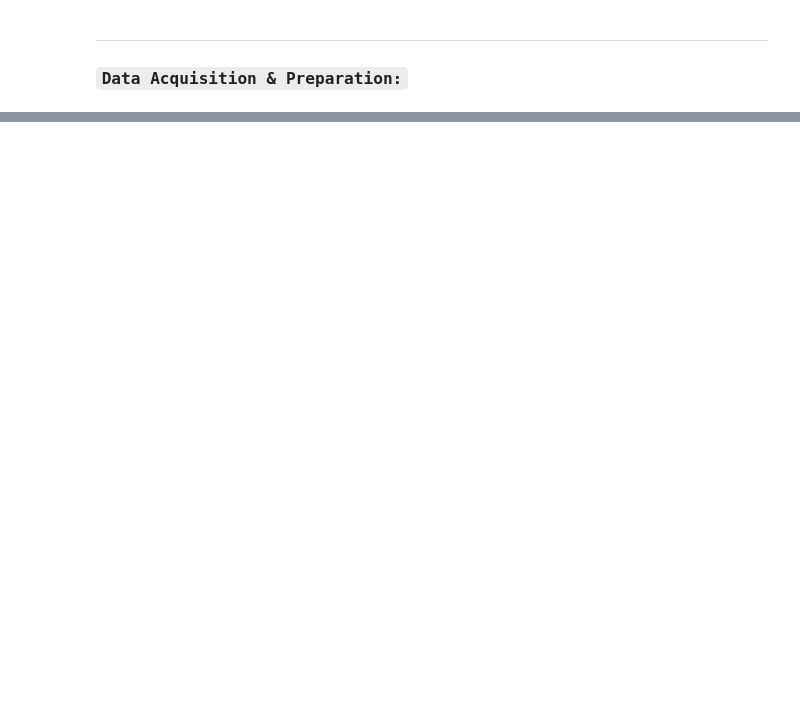
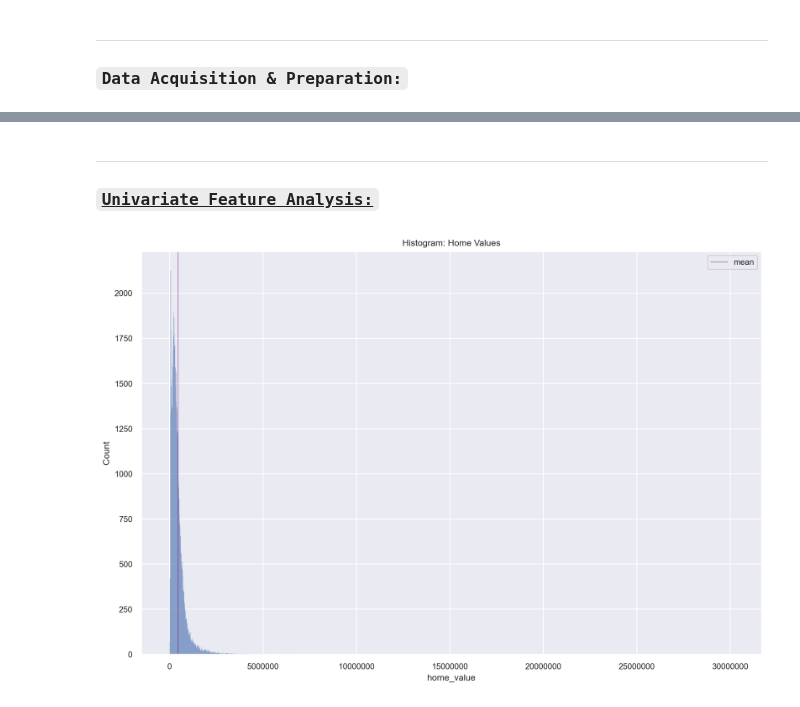
Before and after one commit to mijailmariano/regression-exercises, a Jupyter notebook: regression_scrapbook.ipynb, the cells around one changed output, grey strips where cells are left out. Saved outputs shown, nothing was run; the diff lists cells and outputs as text; code cells hidden in the pictures; blank space fills up the shorter version.

```diff
--- a/regression_scrapbook.ipynb
+++ b/regression_scrapbook.ipynb
@@ -202,0 +357,18 @@ zillow_df.head()
+# %%
+# let's rename columns for clarity
+
+df = df.rename(columns = {
+'taxvaluedollarcnt': "home_value",
+'bathroomcnt': "bathroom_count",
+'bedroomcnt': "bedroom_count",
+'calculatedfinishedsquarefeet': "living_sq_feet",
+'fips': "fips_code",
+'lotsizesquarefeet': "property_sq_feet",
+'parcelid': "property_id",
+'regionidcity': "city_id",
+'regionidcounty': "county_id",
+'regionidzip': "zip_code",
+'transactiondate': "purchase_date",
+'yearbuilt': "year_built",
+})
+df.columns.to_list() # checks out!
@@ -202,0 +465,5 @@ zillow_df.head()
+# %%
+# dropping nulls and rechecking df shape:
+df = df.dropna()
+shape_after_nulls = df.shape
+shape_after_nulls
@@ -202,0 +540,8 @@ zillow_df.head()
+# %%
+# converting the following feature to "int" type
+# add to function:::
+
+to_interger = ["bedroom_count", "city_id", "county_id", "zip_code"]
+df[to_interger] = df[to_interger].astype("int")
+
+df.info()
@@ -202,0 +589,19 @@ zillow_df.head()
+# %% [markdown]
+----
+### <u>``Univariate Feature Analysis:``</u>
+# %%
+# beginning with the target variable:
+
+plt.figure(figsize = (12, 8))
+sns.set(font_scale = .8)
+ax = sns.histplot(df["home_value"])
+
+# removing axes scientific notation
+ax.ticklabel_format(style = "plain")
+
+plt.axvline(df["home_value"].mean(), linewidth = 1, color = 'purple', alpha = 0.4, label = "mean")
+plt.legend()
+plt.title("Histogram: Home Values")
+plt.show()
+# %% [output]
+[figure, added]
```
Also changed, not shown: parts of 38 cells of this notebook, 1 other file.
